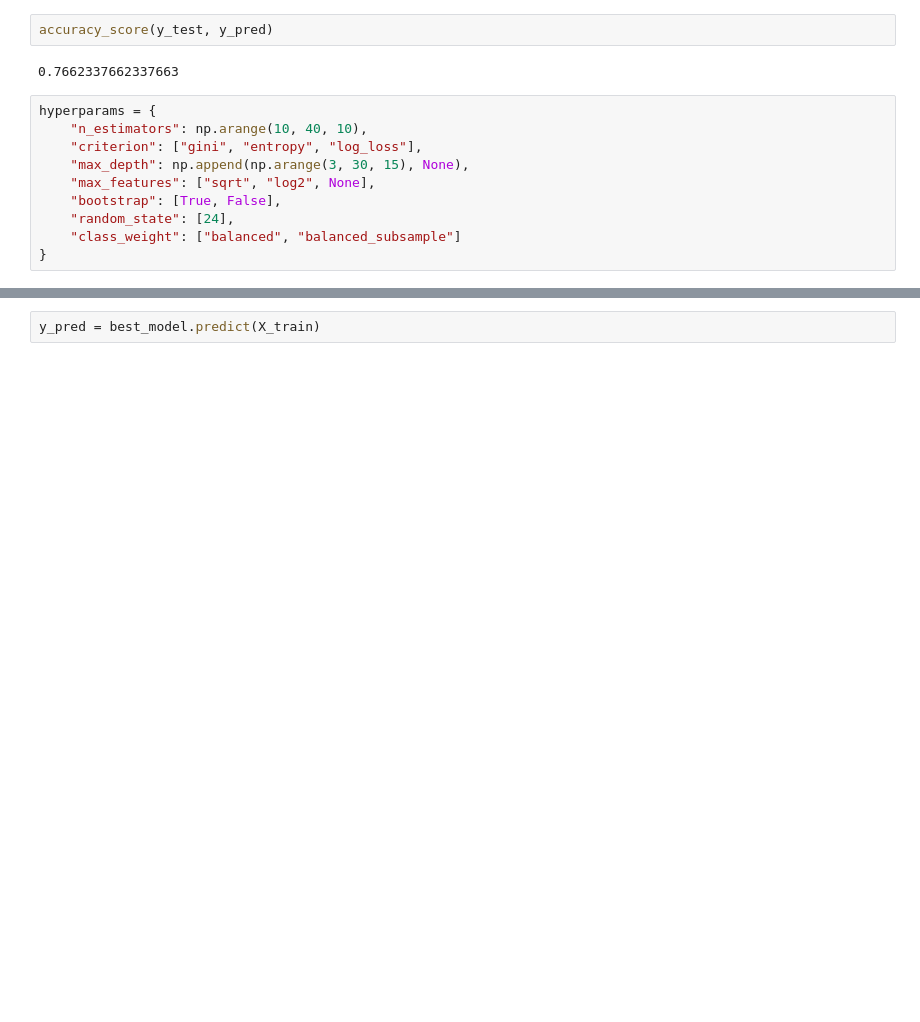
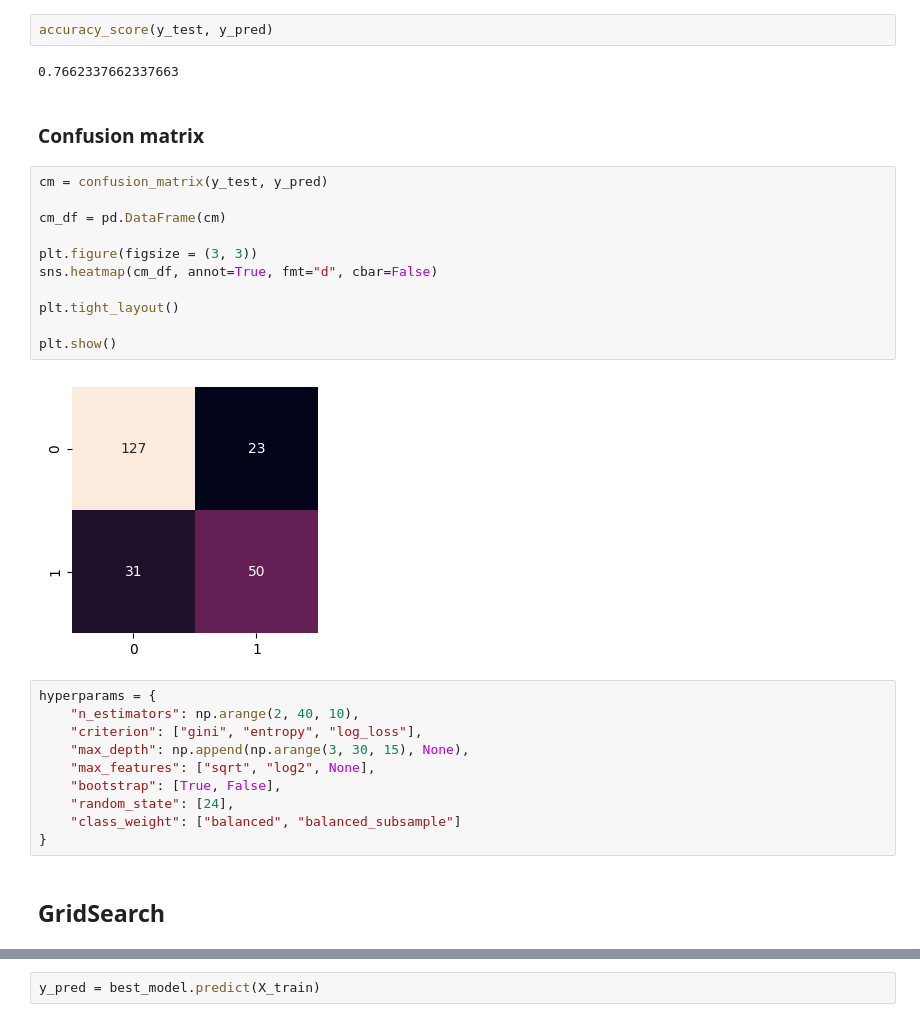
Before and after one commit to 4GeeksAcademy/ml-proyect-random_forest, a Jupyter notebook: src/explore.ipynb, the cells around one changed output, grey strips where cells are left out. Drawn from its saved outputs; the diff is of its cells as text; blank space fills up the shorter version.

```diff
--- a/src/explore.ipynb
+++ b/src/explore.ipynb
@@ -73,9 +85,24 @@ array([0, 0, 0, 0, 0, 0, 0, 0, 0, 0, 0, 1, 0, 0, 0, 0, 0, 0, 1, 1, 0, 0,
 accuracy_score(y_test, y_pred)
 # %% [output]
 0.7662337662337663
+# %% [markdown]
+### Confusion matrix
+# %%
+cm = confusion_matrix(y_test, y_pred)
+
+cm_df = pd.DataFrame(cm)
+
+plt.figure(figsize = (3, 3))
+sns.heatmap(cm_df, annot=True, fmt="d", cbar=False)
+
+plt.tight_layout()
+
+plt.show()
+# %% [output]
+[figure, added]
 # %%
 hyperparams = {
-    "n_estimators": np.arange(10, 40, 10),
+    "n_estimators": np.arange(2, 40, 10),
     "criterion": ["gini", "entropy", "log_loss"],
     "max_depth": np.append(np.arange(3, 30, 15), None),
     "max_features": ["sqrt", "log2", None],
@@ -83,6 +110,8 @@ hyperparams = {
     "random_state": [24],
     "class_weight": ["balanced", "balanced_subsample"]
 }
+# %% [markdown]
+## GridSearch
 # %%
 grid = GridSearchCV(model, hyperparams, scoring = "accuracy", cv = 5)
 grid
```
Also changed, not shown: parts of 27 cells of this notebook, 3 other files.
